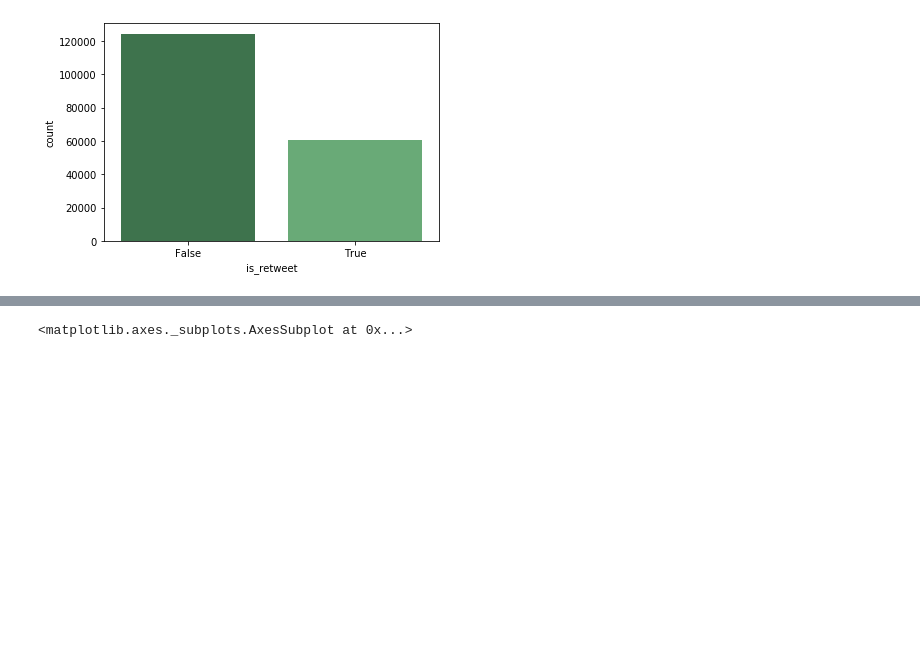
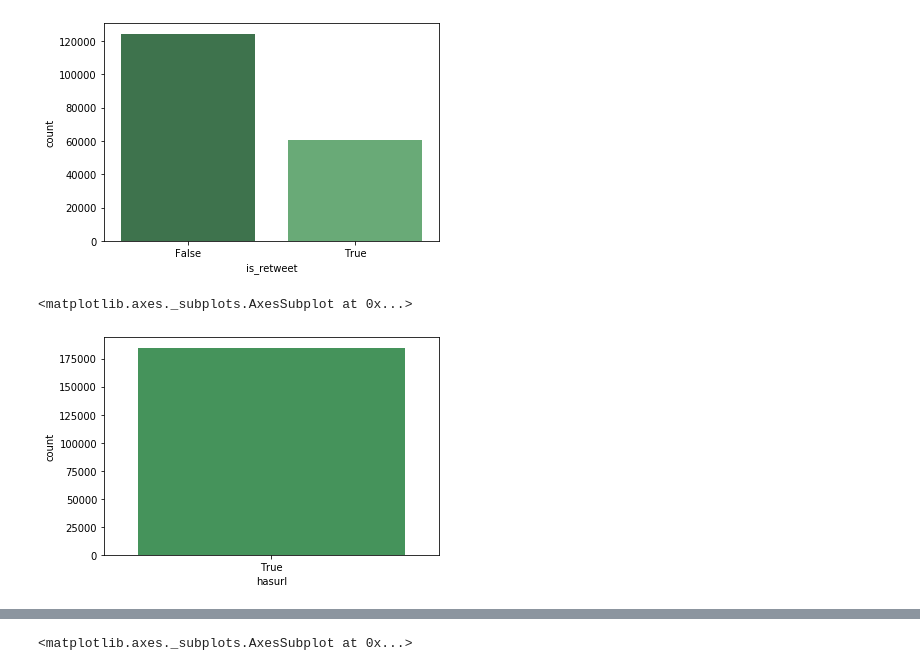
Before and after one commit to douglas-thoms/Datathon-2021-10-16, a Jupyter notebook: Douglas EDA.ipynb, the cells around one changed output, grey strips where cells are left out. Saved outputs shown, nothing was run; the diff lists cells and outputs as text; code cells hidden in the pictures; blank space fills up the shorter version.

```diff
--- a/Douglas EDA.ipynb
+++ b/Douglas EDA.ipynb
@@ -200,6 +189,11 @@ sns.countplot(x="is_retweet", data=df_tweets1, palette="Greens_d")
 # %% [output]
 <matplotlib.axes._subplots.AxesSubplot at 0x...>
 [figure]
+# %%
+sns.countplot(x="hasurl", data=df_tweets1, palette="Greens_d")
+# %% [output]
+<matplotlib.axes._subplots.AxesSubplot at 0x...>
+[figure, added]
 # %%
 sns.stripplot(x="hashashtag", y="favorite_count", data=df_tweets1)
 # %% [output]
```
Also changed, not shown: parts of 3 cells of this notebook, 2 other files.
